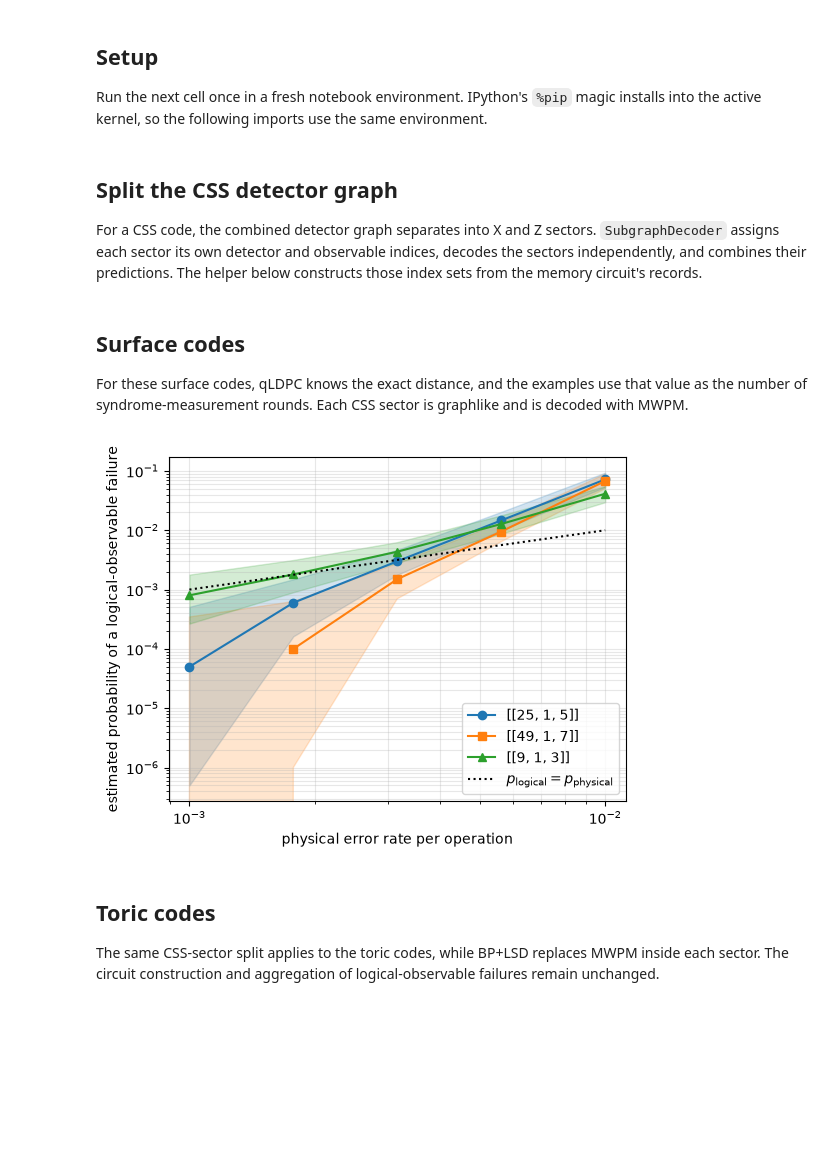
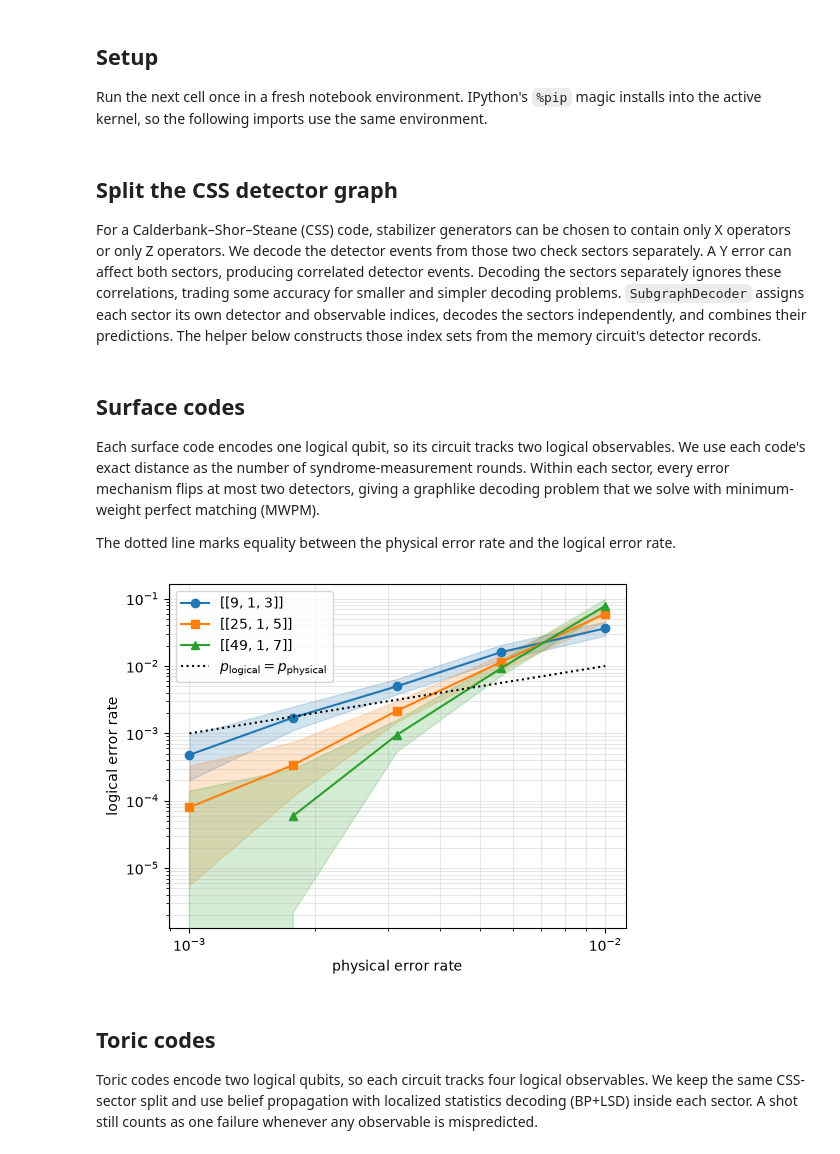
Before and after one commit to qLDPCOrg/qLDPC, a Jupyter notebook: examples/logical_error_rates/3_quantum_memory_combined.ipynb, the cells around one changed output. Saved outputs shown, nothing was run; the diff lists cells and outputs as text; code cells hidden in the pictures; blank space fills up the shorter version.

```diff
--- a/examples/logical_error_rates/3_quantum_memory_combined.ipynb
+++ b/examples/logical_error_rates/3_quantum_memory_combined.ipynb
@@ -18,7 +20,6 @@ IPython's `%pip` magic installs into the active kernel, so the following imports
 %%capture
 %pip install qldpc matplotlib
 # %%
-import os
 from collections.abc import Sequence
 
 import matplotlib.pyplot as plt
@@ -30,11 +31,14 @@ from sympy.abc import x, y
 
 from qldpc import circuits, codes, decoders
 
-NUM_WORKERS = max(1, min(4, (os.cpu_count() or 1) - 1))
+NUM_WORKERS = 1
 # %% [markdown]
 ## Split the CSS detector graph
 
-For a CSS code, the combined detector graph separates into X and Z sectors.
+For a Calderbank–Shor–Steane (CSS) code, stabilizer generators can be chosen to contain only X operators or only Z operators.
+We decode the detector events from those two check sectors separately.
+A Y error can affect both sectors, producing correlated detector events.
+Decoding the sectors separately ignores these correlations, trading some accuracy for smaller and simpler decoding problems.
 `SubgraphDecoder` assigns each sector its own detector and observable indices, decodes the sectors independently, and combines their predictions.
-The helper below constructs those index sets from the memory circuit's records.
+The helper below constructs those index sets from the memory circuit's detector records.
 # %%
@@ -137,18 +146,23 @@ def plot_combined_results(
 # %% [markdown]
 ## Surface codes
 
-For these surface codes, qLDPC knows the exact distance, and the examples use that value as the number of syndrome-measurement rounds.
-Each CSS sector is graphlike and is decoded with MWPM.
+Each surface code encodes one logical qubit, so its circuit tracks two logical observables.
+We use each code's exact distance as the number of syndrome-measurement rounds.
+Within each sector, every error mechanism flips at most two detectors, giving a graphlike decoding problem that we solve with minimum-weight perfect matching (MWPM).
+
+The dotted line marks equality between the physical error rate and the logical error rate.
 # %%
 surface_codes = [(codes.SurfaceCode(distance, rotated=True), distance) for distance in (3, 5, 7)]
-plot_combined_results(surface_codes, decoder=decoders.mwpm())
+surface_stats = run_combined_memory_experiments(surface_codes, decoder=decoders.mwpm())
+plot_combined_results(surface_stats)
 plt.show()
 # %% [output]
-[figure, old version]
+[figure, new version]
 # %% [markdown]
 ## Toric codes
 
-The same CSS-sector split applies to the toric codes, while BP+LSD replaces MWPM inside each sector.
-The circuit construction and aggregation of logical-observable failures remain unchanged.
+Toric codes encode two logical qubits, so each circuit tracks four logical observables.
+We keep the same CSS-sector split and use belief propagation with localized statistics decoding (BP+LSD) inside each sector.
+A shot still counts as one failure whenever any observable is mispredicted.
 # %%
 toric_codes = [(codes.ToricCode(distance, rotated=False), distance) for distance in (3, 5, 7)]
```
Also changed, not shown: parts of 6 cells of this notebook, 37 other files.
